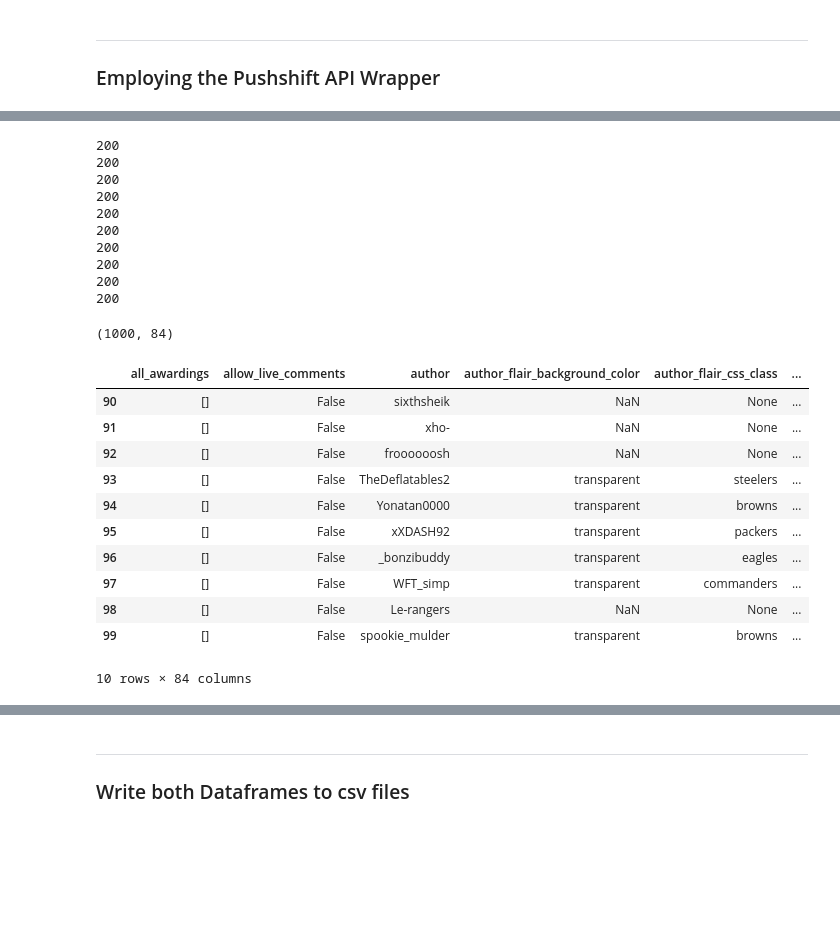
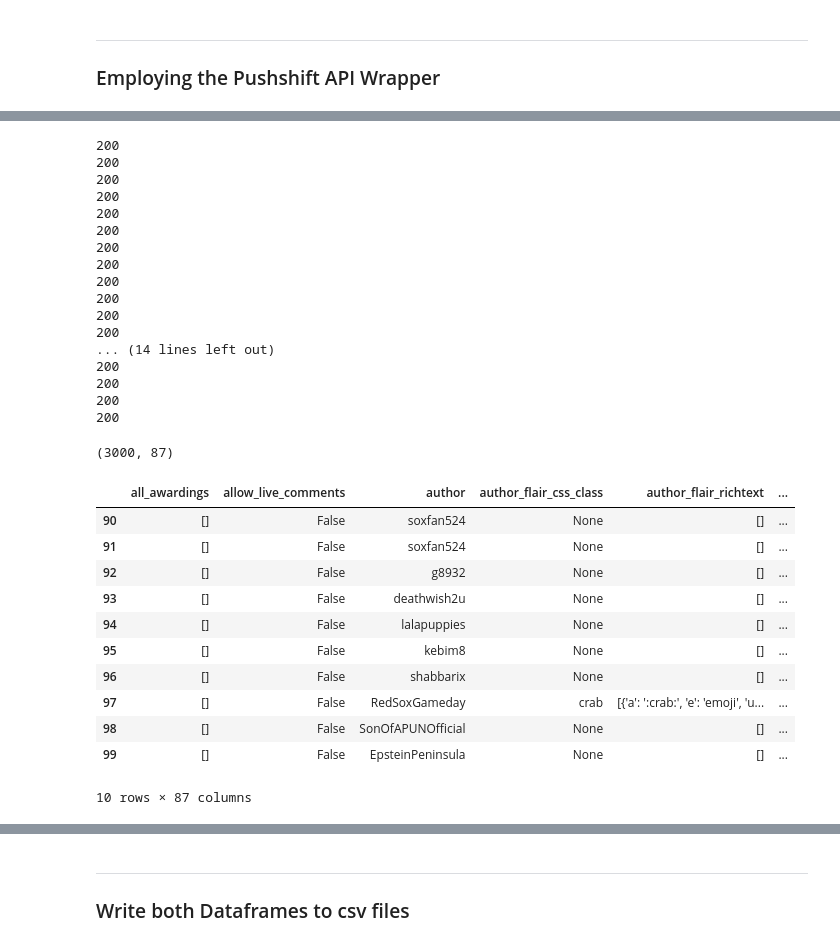
Before and after one commit to pemurp19/Web-Scraping-and-NLP---Reddit, a Jupyter notebook: code/Web Scraping.ipynb, the cells around one changed output, grey strips where cells are left out. Cells and saved outputs as stored; diff of their text form; code cells hidden in the pictures; blank space fills up the shorter version.

```diff
--- a/code/Web Scraping.ipynb
+++ b/code/Web Scraping.ipynb
@@ -11,17 +11,17 @@ import time
 ------
 ### Employing the Pushshift API Wrapper
 # %%
-# Focus on r/fantasyfootball first
+# Focus on r/mlb first
 
-# Set up function to pull 1000 posts from subreddit page
+# Set up function to pull 3000 posts from subreddit page
 # using a different 'before' parameter on each pull
 
-def pull_1000_posts(subreddit_name):
+def pull_3000_posts(subreddit_name):
     full_df = pd.DataFrame()
     url = 'https://api.pushshift.io/reddit/search/submission'
 
     before_param = 1655872062
-    for _ in range(10):
+    for _ in range(30):
         params = {
             'subreddit': subreddit_name,
             'size': 100,
@@ -43,4 +43,7 @@ def pull_1000_posts(subreddit_name):
         before_param = before_param - 1_000_000
         time.sleep(3)
     return full_df
+
+# realized more than 1000 posts needed to be
+# pulled given significant number of nulls for the text column
 # %%
@@ -111,12 +121,12 @@ Name: author, Length: 542, dtype: int64
 # %%
-# Now pull for r/nfl
+# Now pull for r/redsox
 
-def pull_1000_posts(subreddit_name):
+def pull_3000_posts(subreddit_name):
     full_df = pd.DataFrame()
     url = 'https://api.pushshift.io/reddit/search/submission'
 
     before_param = 1655872062
-    for _ in range(10):
+    for _ in range(30):
         params = {
             'subreddit': subreddit_name,
             'size': 100,
@@ -138,8 +148,11 @@ def pull_1000_posts(subreddit_name):
         before_param = before_param - 800_000
         time.sleep(3)
     return full_df
+
+# realized more than 1000 posts needed to be
+# pulled given significant number of nulls for the text column
 # %%
-nfl_df = pull_1000_posts('nfl')
+redsox_df = pull_3000_posts('redsox')
 # %% [output]
 200
 200
@@ -151,25 +164,32 @@ nfl_df = pull_1000_posts('nfl')
 200
 200
 200
+200
+200
+... (14 lines left out)
+200
+200
+200
+200
 # %%
-#confirming 1000 posts were pulled
-nfl_df.shape
+#confirming 3000 posts were pulled
+redsox_df.shape
 # %% [output]
-(1000, 84)
+(3000, 87)
 # %%
 #checking that unique posts were pulled and added to the dataframe
-nfl_df.iloc[90:100]
+redsox_df.iloc[90:100]
 # %% [output]
-|  | all_awardings | allow_live_comments | author | author_flair_background_color | author_flair_css_class | ... |
-| 90 | [] | False | sixthsheik | NaN | None | ... |
-| 91 | [] | False | xho- | NaN | None | ... |
-| 92 | [] | False | froooooosh | NaN | None | ... |
-| 93 | [] | False | TheDeflatables2 | transparent | steelers | ... |
-| 94 | [] | False | Yonatan0000 | transparent | browns | ... |
-| 95 | [] | False | xXDASH92 | transparent | packers | ... |
-| 96 | [] | False | _bonzibuddy | transparent | eagles | ... |
-| 97 | [] | False | WFT_simp | transparent | commanders | ... |
-| 98 | [] | False | Le-rangers | NaN | None | ... |
-| 99 | [] | False | spookie_mulder | transparent | browns | ... |
+|  | all_awardings | allow_live_comments | author | author_flair_css_class | author_flair_richtext | ... |
+| 90 | [] | False | soxfan524 | None | [] | ... |
+| 91 | [] | False | soxfan524 | None | [] | ... |
+| 92 | [] | False | g8932 | None | [] | ... |
+| 93 | [] | False | deathwish2u | None | [] | ... |
+| 94 | [] | False | lalapuppies | None | [] | ... |
+| 95 | [] | False | kebim8 | None | [] | ... |
+| 96 | [] | False | shabbarix | None | [] | ... |
+| 97 | [] | False | RedSoxGameday | crab | [{'a': ':crab:', 'e': 'emoji', 'u... | ... |
+| 98 | [] | False | SonOfAPUNOfficial | None | [] | ... |
+| 99 | [] | False | EpsteinPeninsula | None | [] | ... |
-10 rows × 84 columns
+10 rows × 87 columns
 # %%
```
Also changed, not shown: parts of 9 cells of this notebook, 5 other files.
